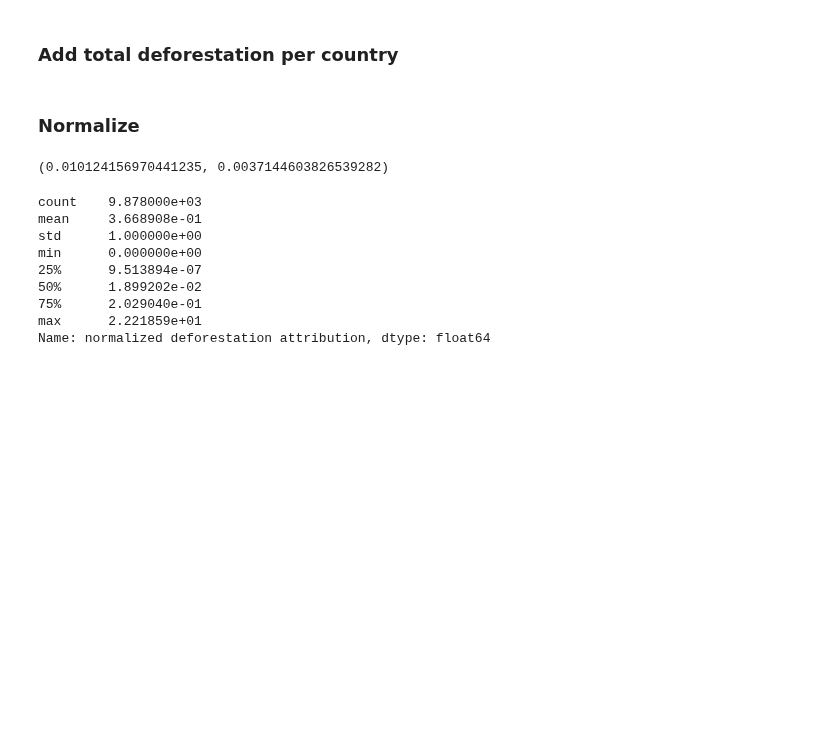
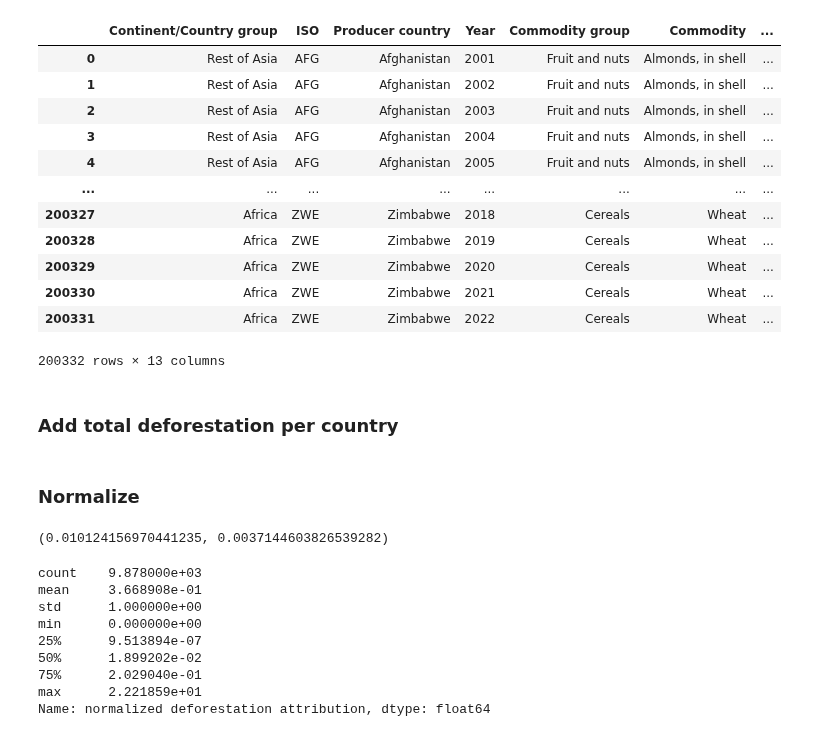
Before and after one commit to janpisl/location-encoding, a Jupyter notebook: notebooks/DeDuCE-dynamic-data-processing.ipynb, the cells around one changed output. Saved outputs shown, nothing was run; the diff lists cells and outputs as text; code cells hidden in the pictures; blank space fills up the shorter version.

```diff
--- a/notebooks/DeDuCE-dynamic-data-processing.ipynb
+++ b/notebooks/DeDuCE-dynamic-data-processing.ipynb
@@ -10,6 +10,22 @@ from shapely.geometry import Polygon
 path = '/home/jan/Documents/EPFL/project_2/data/tmp/deduce/attribution_3/'
 # %%
 deduce_df = pd.read_excel(os.path.join(path, "DeDuCE_Deforestation_attribution_v1.0.0 (2001-2022).xlsx"))
+# %%
+deduce_df
+# %% [output]
+|  | Continent/Country group | ISO | Producer country | Year | Commodity group | Commodity | ... |
+| 0 | Rest of Asia | AFG | Afghanistan | 2001 | Fruit and nuts | Almonds, in shell | ... |
+| 1 | Rest of Asia | AFG | Afghanistan | 2002 | Fruit and nuts | Almonds, in shell | ... |
+| 2 | Rest of Asia | AFG | Afghanistan | 2003 | Fruit and nuts | Almonds, in shell | ... |
+| 3 | Rest of Asia | AFG | Afghanistan | 2004 | Fruit and nuts | Almonds, in shell | ... |
+| 4 | Rest of Asia | AFG | Afghanistan | 2005 | Fruit and nuts | Almonds, in shell | ... |
+| ... | ... | ... | ... | ... | ... | ... | ... |
+| 200327 | Africa | ZWE | Zimbabwe | 2018 | Cereals | Wheat | ... |
+| 200328 | Africa | ZWE | Zimbabwe | 2019 | Cereals | Wheat | ... |
+| 200329 | Africa | ZWE | Zimbabwe | 2020 | Cereals | Wheat | ... |
+| 200330 | Africa | ZWE | Zimbabwe | 2021 | Cereals | Wheat | ... |
+| 200331 | Africa | ZWE | Zimbabwe | 2022 | Cereals | Wheat | ... |
+200332 rows × 13 columns
 # %%
 naming_deduce_to_labels = {
     'Bolivia' : 'Bolivia (Plurinational State of)',
```
Also changed, not shown: parts of 1 cell of this notebook, 10 other files.
